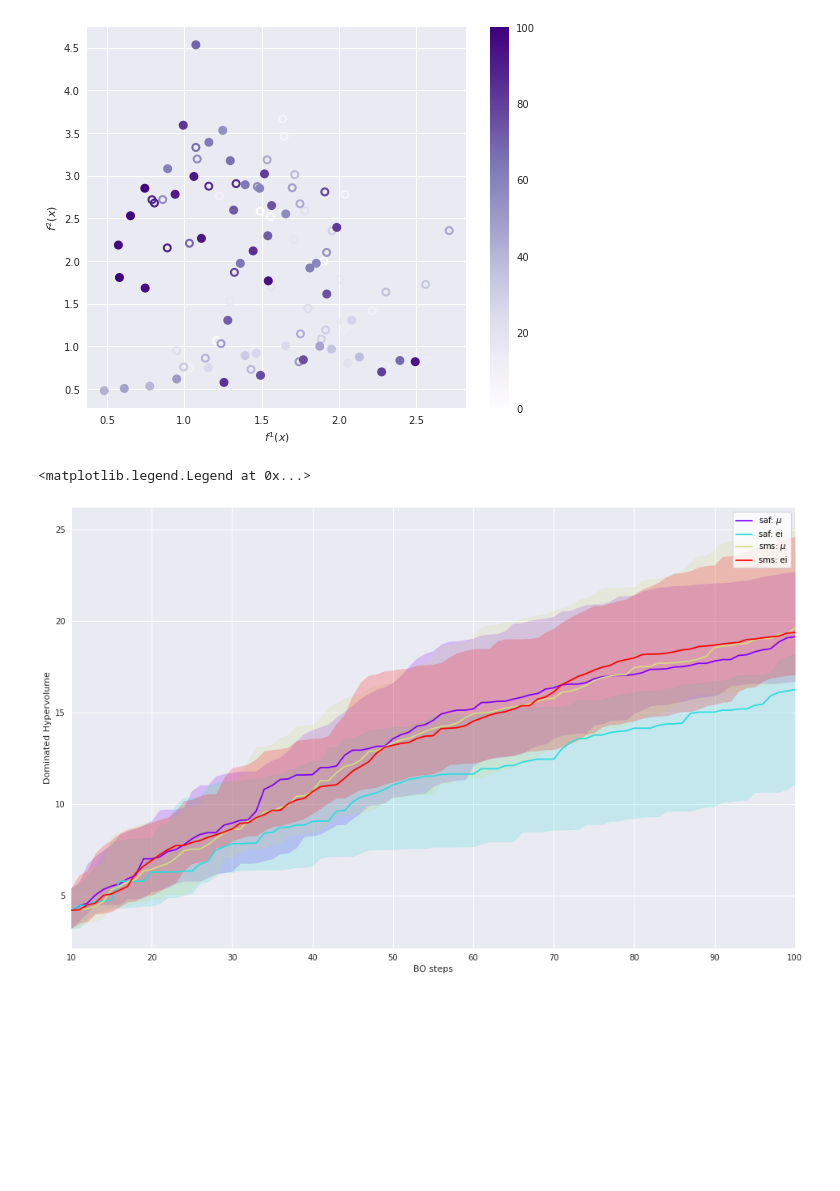
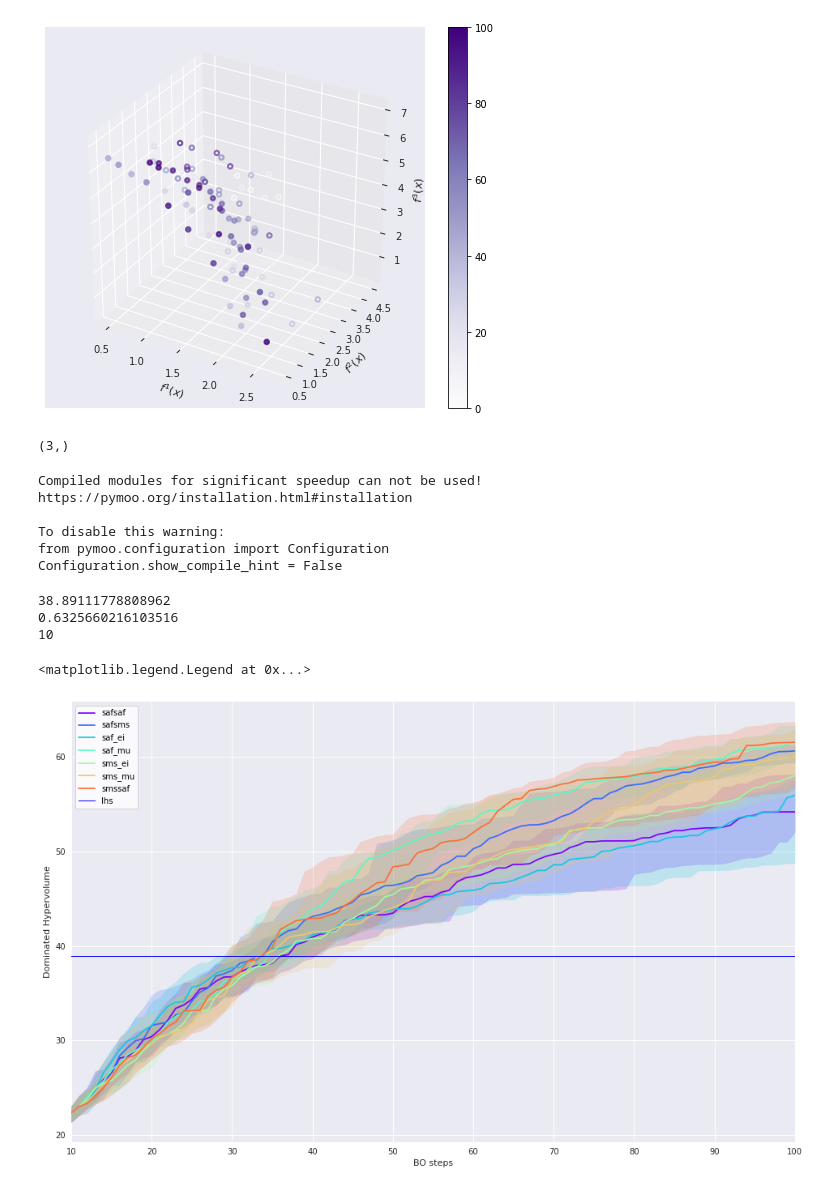
Before and after one commit to FinleyGibson/SAF_EMO, a Jupyter notebook: experiments/wfg6_3obj/analysis.ipynb, the cells around one changed output. Cells and saved outputs as stored; diff of their text form; code cells hidden in the pictures; blank space fills up the shorter version.

```diff
--- a/experiments/wfg6_3obj/analysis.ipynb
+++ b/experiments/wfg6_3obj/analysis.ipynb
@@ -40,4 +35,4 @@ fig_smsmu = plot_all_pareto_2d(sms_mu_results, plot_indices=[0])
 # %%
-fig_smsmei= plot_all_pareto_2d(sms_ei_results, plot_indices=[0])
+fig_smsmei= plot_all_pareto_3d(sms_ei_results, plot_indices=[0])
 # %% [output]
-[figure, old version]
+[figure, new version]
@@ -43,0 +78,4 @@ fig_smsmei= plot_all_pareto_2d(sms_ei_results, plot_indices=[0])
+# %%
+ref.shape
+# %% [output]
+(3,)
@@ -44,20 +85,67 @@ fig_smsmei= plot_all_pareto_2d(sms_ei_results, plot_indices=[0])
+# %%
+import lhsmdu
+lhs_x =np.array(lhsmdu.sample(numDimensions=n_dim, numSamples=100)).T*x_limits[1]
+lhs_y = np.array([func(z, k, n_obj) for z in lhs_x])
+# %%
+lhslhs_results = {"y": lhs_y,
+                 "x": lhs_x}
+
+lhslhs_results["n_initial"] = safsaf_results['n_initial'][0]
+lhslhs_results["hypervolume"] = hv.calc(lhslhs_results["y"])
+lhslhs_results["igd"] = igdp.calc(lhslhs_results["y"])
+# %% [output]
+Compiled modules for significant speedup can not be used!
+https://pymoo.org/installation.html#installation
+
+To disable this warning:
+from pymoo.configuration import Configuration
+Configuration.show_compile_hint = False
+# %%
+print(lhslhs_results['hypervolume'])
+print(lhslhs_results['igd'])
+print(lhslhs_results['n_initial'])
+# %% [output]
+38.89111778808962
+0.6325660216103516
+10
+# %%
+safsaf_results['igd'] = [extract_performance(safsaf_results["y"][i], igdp) for i in range(len(safsaf_results["y"]))]
+safsms_results['igd'] = [extract_performance(safsms_results["y"][i], igdp) for i in range(len(safsms_results["y"]))]
+saf_ei_results['igd'] = [extract_performance(saf_ei_results["y"][i], igdp) for i in range(len(saf_ei_results["y"]))]
+saf_mu_results['igd'] = [extract_performance(saf_mu_results["y"][i], igdp) for i in range(len(saf_mu_results["y"]))]
+sms_ei_results['igd'] = [extract_performance(sms_ei_results["y"][i], igdp) for i in range(len(sms_ei_results["y"]))]
+sms_mu_results['igd'] = [extract_performance(sms_mu_results["y"][i], igdp) for i in range(len(sms_mu_results["y"]))]
+smssaf_results['igd'] = [extract_performance(smssaf_results["y"][i], igdp) for i in range(len(smssaf_results["y"]))]
+# lhslhs_results['igd'] = [extract_performance(lhslhs_results["y"][i], igdp) for i in range(len(smssaf_results["y"]))]
+# %%
+safsaf_results['hypervolume'] = [extract_performance(safsaf_results["y"][i], hv) for i in range(len(safsaf_results["y"]))]
+safsms_results['hypervolume'] = [extract_performance(safsms_results["y"][i], hv) for i in range(len(safsms_results["y"]))]
+saf_ei_results['hypervolume'] = [extract_performance(saf_ei_results["y"][i], hv) for i in range(len(saf_ei_results["y"]))]
+saf_mu_results['hypervolume'] = [extract_performance(saf_mu_results["y"][i], hv) for i in range(len(saf_mu_results["y"]))]
+sms_ei_results['hypervolume'] = [extract_performance(sms_ei_results["y"][i], hv) for i in range(len(sms_ei_results["y"]))]
+sms_mu_results['hypervolume'] = [extract_performance(sms_mu_results["y"][i], hv) for i in range(len(sms_mu_results["y"]))]
+smssaf_results['hypervolume'] = [extract_performance(smssaf_results["y"][i], hv) for i in range(len(smssaf_results["y"]))]
+# lhslhs_results['hypervolumevolume'] = [extract_performance(lhslhs_results["y"][i], hv) for i in range(len(smssaf_results["y"]))]
 # %%
-import matplotlib.pyplot as plt
 with plt.style.context(PLOT_STYLE["plot_style"]):
     fig_hv = plt.figure(figsize=[16, 10])
     ax_hv = fig_hv.gca()
 
 cmap = PLOT_STYLE['plot_cmap']
-colors = cmap(np.linspace(0, 1, len(result_dirs)))
+colors = cmap(np.linspace(0, 1, len(result_dirs)+1))
 
-plot_measure(saf_mu_results, measure="hypervolume", axis=ax_hv, plot_individuals=False, label="saf: $\mu$", color=colors[0])
-plot_measure(saf_ei_results, measure="hypervolume", axis=ax_hv, plot_individuals=False, label="saf: ei", color=colors[1])
-plot_measure(sms_mu_results, measure="hypervolume", axis=ax_hv, plot_individuals=False, label="sms: $\mu$", color=colors[2])
-plot_measure(sms_ei_results, measure="hypervolume", axis=ax_hv, plot_individuals=False, label="sms: ei", color=colors[3])
+plot_measure(safsaf_results, measure="hypervolume", axis=ax_hv, plot_individuals=False, label="safsaf", color=colors[0])
+plot_measure(safsms_results, measure="hypervolume", axis=ax_hv, plot_individuals=False, label="safsms", color=colors[1])
+plot_measure(saf_ei_results, measure="hypervolume", axis=ax_hv, plot_individuals=False, label="saf_ei", color=colors[2])
+plot_measure(saf_mu_results, measure="hypervolume", axis=ax_hv, plot_individuals=False, label="saf_mu", color=colors[3])
+plot_measure(sms_ei_results, measure="hypervolume", axis=ax_hv, plot_individuals=False, label="sms_ei", color=colors[4])
+plot_measure(sms_mu_results, measure="hypervolume", axis=ax_hv, plot_individuals=False, label="sms_mu", color=colors[5])
+plot_measure(smssaf_results, measure="hypervolume", axis=ax_hv, plot_individuals=False, label="smssaf", color=colors[6])
+ax_hv.axhline(lhslhs_results["hypervolume"], linewidth=1, color="b", label="lhs")
 ax_hv.set_xlim([10, 100])
 ax_hv.set_xlabel("BO steps")
 ax_hv.set_ylabel("Dominated Hypervolume")
 ax_hv.legend()
 # %% [output]
 <matplotlib.legend.Legend at 0x...>
-[figure, old version]
+[figure, new version]
```
Also changed, not shown: parts of 20 cells of this notebook, 45 other files.
